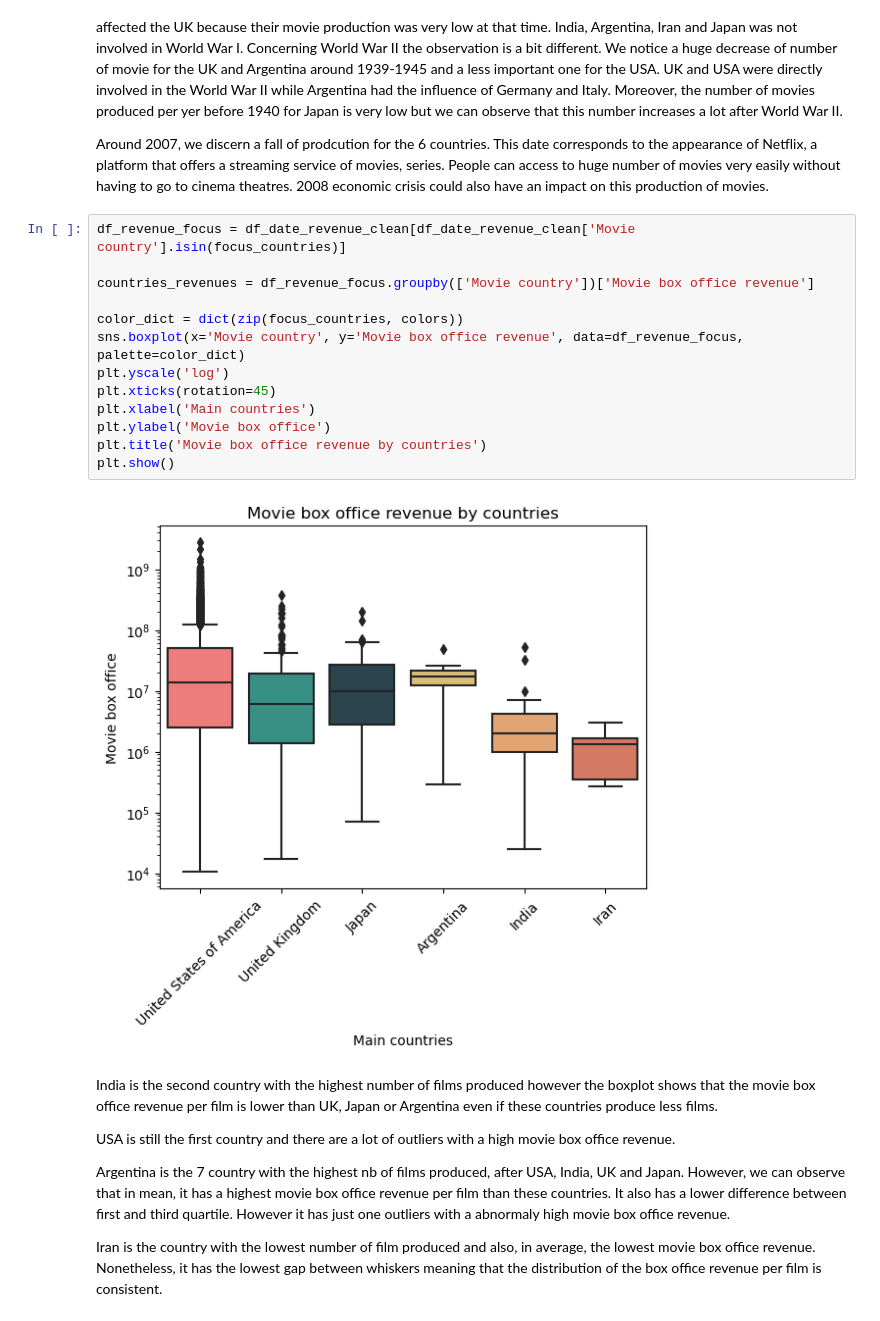
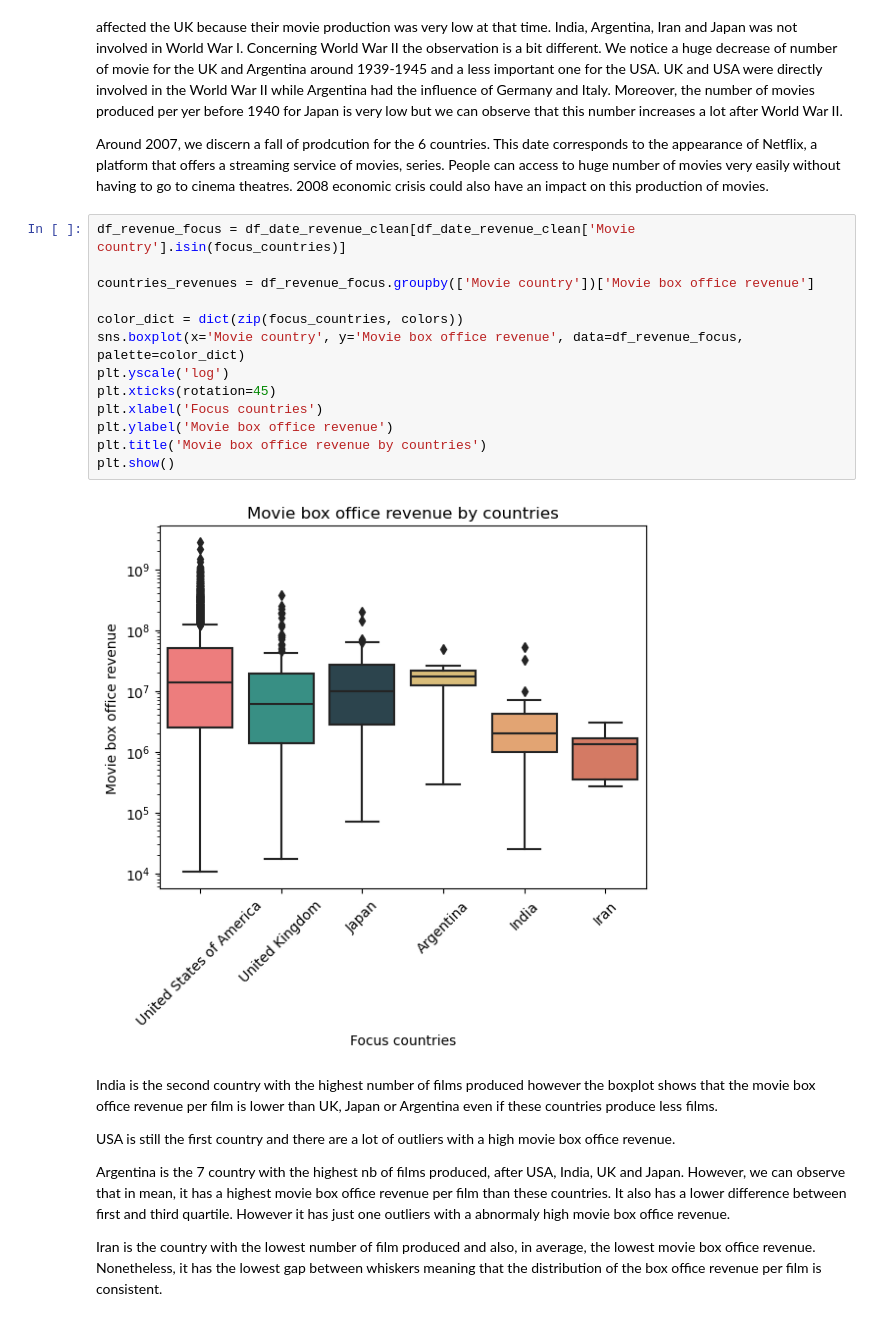
Before and after one commit to epfl-ada/ada-2024-project-4bigbrains, a Jupyter notebook: results.ipynb, the cells around one changed output. Cells and saved outputs as stored; diff of their text form.

```diff
--- a/results.ipynb
+++ b/results.ipynb
@@ -285,18 +277,18 @@ Around 2007, we discern a fall of prodcution for the 6 countries. This date corr
 # %%
 df_revenue_focus = df_date_revenue_clean[df_date_revenue_clean['Movie country'].isin(focus_countries)]
 
 countries_revenues = df_revenue_focus.groupby(['Movie country'])['Movie box office revenue']
 
 color_dict = dict(zip(focus_countries, colors))
 sns.boxplot(x='Movie country', y='Movie box office revenue', data=df_revenue_focus, palette=color_dict)
 plt.yscale('log')
 plt.xticks(rotation=45)
-plt.xlabel('Main countries')
-plt.ylabel('Movie box office')
+plt.xlabel('Focus countries')
+plt.ylabel('Movie box office revenue')
 plt.title('Movie box office revenue by countries')
 plt.show()
 # %% [output]
-[figure, old version]
+[figure, new version]
 # %% [markdown]
 India is the second country with the highest number of films produced however the boxplot shows that the movie box office revenue per film is lower than UK, Japan or Argentina even if these countries produce less films.
 
```
Also changed, not shown: parts of 34 cells of this notebook.
